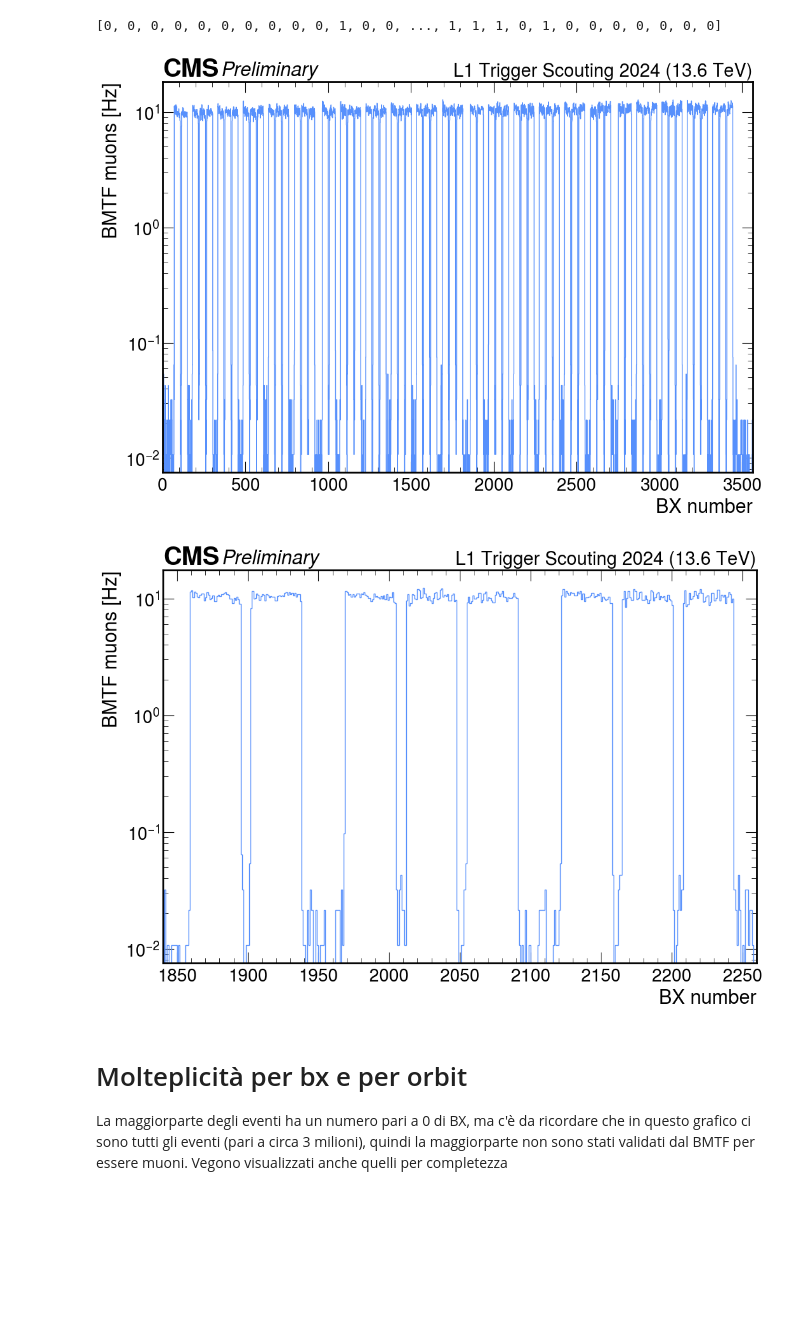
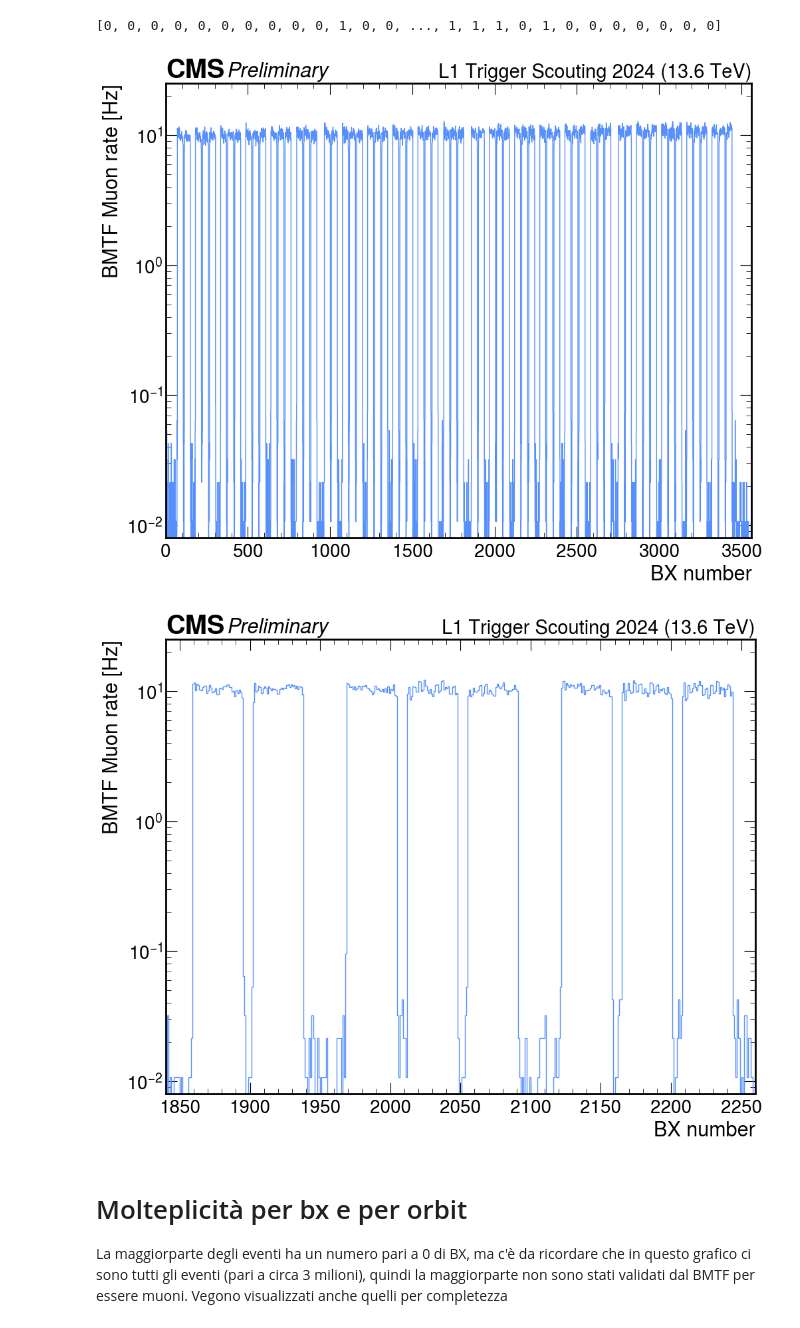
Before and after one commit to francescoreschio/Tesi-Triennale, a Jupyter notebook: Codice/BMTF.ipynb, the cells around one changed output. Cells and saved outputs as stored; diff of their text form; code cells hidden in the pictures; blank space fills up the shorter version.

Commit message:
Major update grafici
Modifica di tutti i layout dei grafici, eliminazione grafici non necessari, update grafici con errorbar

```diff
--- a/Codice/BMTF.ipynb
+++ b/Codice/BMTF.ipynb
@@ -65,26 +65,27 @@ bx_bmtf_counts_LS306 = np.bincount(BX_LS306, weights=nBmtfMuons_LS306)
 bx_bmtf_counts = (bx_bmtf_counts_LS133 + bx_bmtf_counts_LS263 + bx_bmtf_counts_LS264 + bx_bmtf_counts_LS306)/4
 # %%
 #Plot con i quattro file uniti
-fig, ax = plt.subplots(figsize = (12, 8))
+fig, ax = plt.subplots(figsize= FIGSIZE, constrained_layout=True)
 
 set_label_font(ax, FONTSIZE)
 set_tick_font(ax, FONTSIZE - 2)
 draw_cms_label(ax, fontsize= FONTSIZE, rlabel="L1 Trigger Scouting 2024 (13.6 TeV)")
 
 ax.hist(bx_range[:-1], bins=bx_range, weights=ConvertToHz(bx_bmtf_counts), histtype='step')
 
 ax.set_xlabel('BX number')
-ax.set_ylabel('BMTF muons [Hz]')
+ax.set_ylabel('BMTF Muon rate [Hz]')
 ax.set_xlim(0, ONE_ORBIT_IN_BX)
+ax.set_ylim(0.8e-2, 25)
 ax.set_yscale('log')
 
 plt.savefig("../Immagini/BMTF.pdf")
 plt.savefig("../Immagini/ImmaginiPNG/BMTF.png")
 # %% [output]
-[figure, old version]
+[figure, new version]
 # %%
 #Zoom dei quattro file uniti
-fig, ax = plt.subplots(figsize = (12, 8))
+fig, ax = plt.subplots(figsize= FIGSIZE, constrained_layout=True)
 
 set_label_font(ax, FONTSIZE)
 set_tick_font(ax, FONTSIZE - 2)
@@ -96,14 +97,15 @@ bx_right = 2260
 ax.hist(bx_range[bx_left:bx_right], bins=bx_range[bx_left:bx_right+1], weights=ConvertToHz(bx_bmtf_counts[bx_left:bx_right]), histtype='step')
 
 ax.set_xlabel('BX number')
-ax.set_ylabel('BMTF muons [Hz]')
+ax.set_ylabel('BMTF Muon rate [Hz]')
 ax.set_xlim(bx_left, bx_right)
+ax.set_ylim(0.8e-2, 25)
 ax.set_yscale('log')
 
 plt.savefig("../Immagini/BMTF_zoom.pdf")
 plt.savefig("../Immagini/ImmaginiPNG/BMTF_zoom.png")
 # %% [output]
-[figure, old version]
+[figure, new version]
 # %% [markdown]
 # Molteplicità per bx e per orbit
 
```
Also changed, not shown: parts of 26 cells of this notebook, 8 other files.
